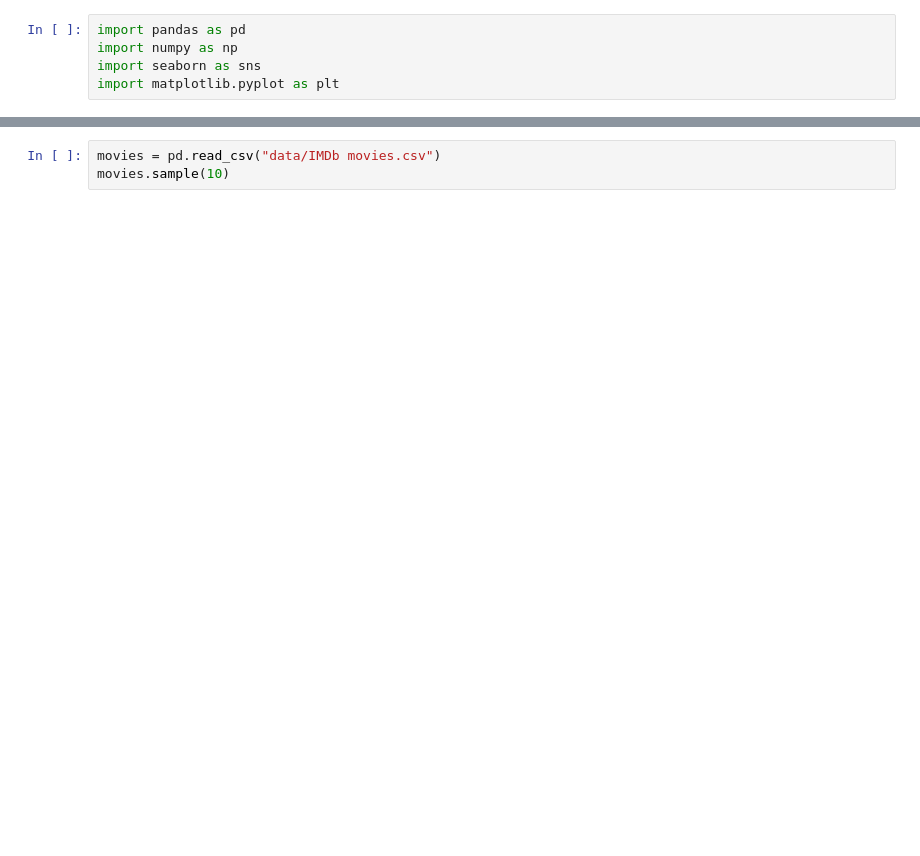
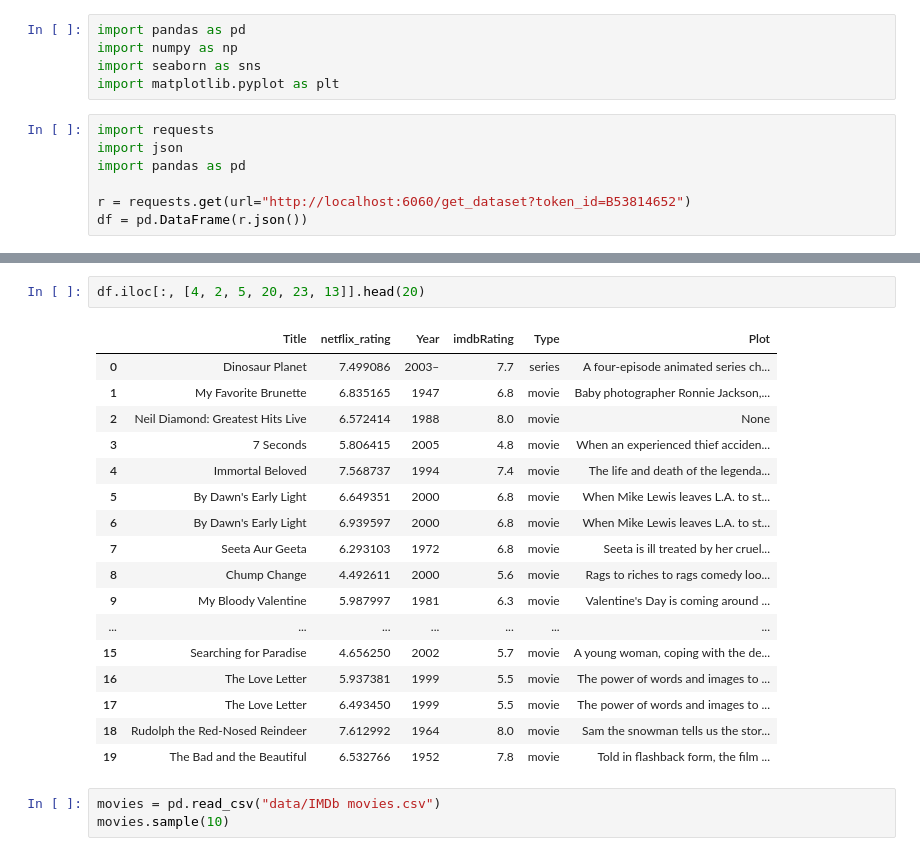
Before and after one commit to Garcipaldis/bridge_datascience_JorgeGarcia, a Jupyter notebook: EDA Project/EDA_Data_Wrangling.ipynb, the cells around one changed output, grey strips where cells are left out. Saved outputs shown, nothing was run; the diff lists cells and outputs as text; blank space fills up the shorter version.

```diff
--- a/EDA Project/EDA_Data_Wrangling.ipynb
+++ b/EDA Project/EDA_Data_Wrangling.ipynb
@@ -3,3 +3,10 @@ import pandas as pd
 import numpy as np
 import seaborn as sns
 import matplotlib.pyplot as plt
+# %%
+import requests
+import json
+import pandas as pd
+
+r = requests.get(url="http://localhost:6060/get_dataset?token_id=B53814652")
+df = pd.DataFrame(r.json())
@@ -6,3 +21,23 @@ import matplotlib.pyplot as plt
+# %%
+df.iloc[:, [4, 2, 5, 20, 23, 13]].head(20)
+# %% [output]
+|  | Title | netflix_rating | Year | imdbRating | Type | Plot |
+| 0 | Dinosaur Planet | 7.499086 | 2003– | 7.7 | series | A four-episode animated series ch... |
+| 1 | My Favorite Brunette | 6.835165 | 1947 | 6.8 | movie | Baby photographer Ronnie Jackson,... |
+| 2 | Neil Diamond: Greatest Hits Live | 6.572414 | 1988 | 8.0 | movie | None |
+| 3 | 7 Seconds | 5.806415 | 2005 | 4.8 | movie | When an experienced thief acciden... |
+| 4 | Immortal Beloved | 7.568737 | 1994 | 7.4 | movie | The life and death of the legenda... |
+| 5 | By Dawn's Early Light | 6.649351 | 2000 | 6.8 | movie | When Mike Lewis leaves L.A. to st... |
+| 6 | By Dawn's Early Light | 6.939597 | 2000 | 6.8 | movie | When Mike Lewis leaves L.A. to st... |
+| 7 | Seeta Aur Geeta | 6.293103 | 1972 | 6.8 | movie | Seeta is ill treated by her cruel... |
+| 8 | Chump Change | 4.492611 | 2000 | 5.6 | movie | Rags to riches to rags comedy loo... |
+| 9 | My Bloody Valentine | 5.987997 | 1981 | 6.3 | movie | Valentine's Day is coming around ... |
+| ... | ... | ... | ... | ... | ... | ... |
+| 15 | Searching for Paradise | 4.656250 | 2002 | 5.7 | movie | A young woman, coping with the de... |
+| 16 | The Love Letter | 5.937381 | 1999 | 5.5 | movie | The power of words and images to ... |
+| 17 | The Love Letter | 6.493450 | 1999 | 5.5 | movie | The power of words and images to ... |
+| 18 | Rudolph the Red-Nosed Reindeer | 7.612992 | 1964 | 8.0 | movie | Sam the snowman tells us the stor... |
+| 19 | The Bad and the Beautiful | 6.532766 | 1952 | 7.8 | movie | Told in flashback form, the film ... |
 # %%
 movies = pd.read_csv("data/IMDb movies.csv")
 movies.sample(10)
```
Also changed, not shown: parts of 2 cells of this notebook, 14 other files.
